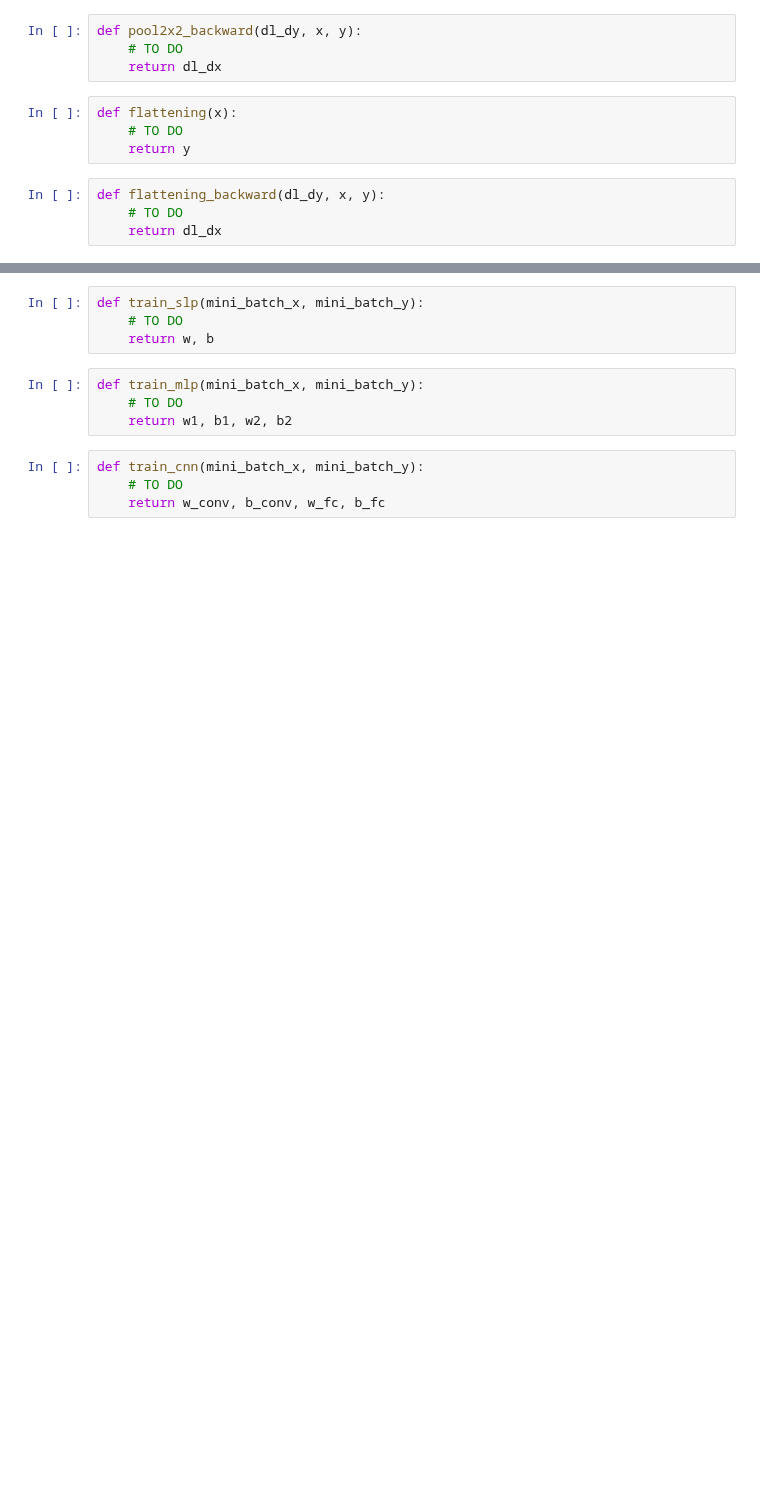
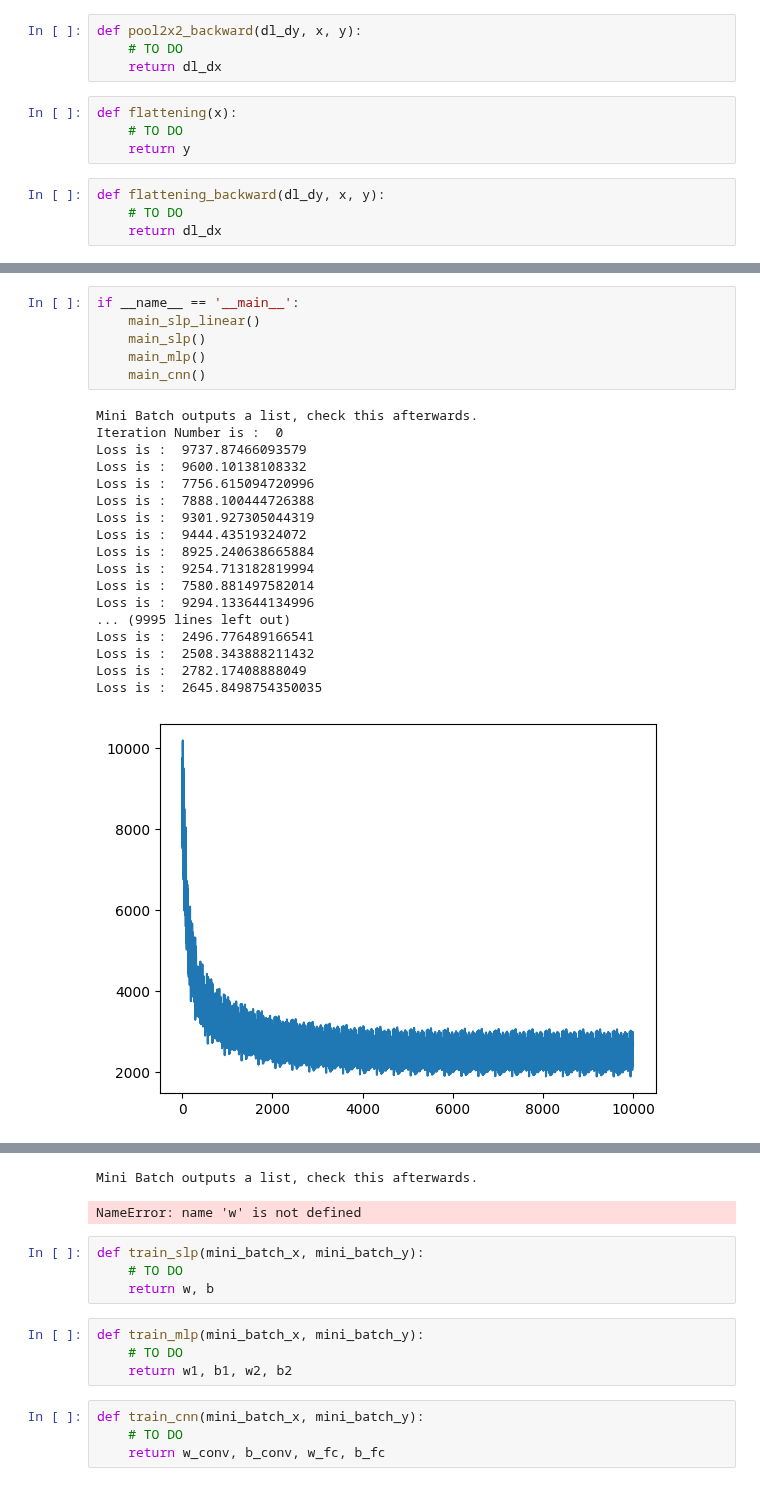
Before and after one commit to mohitydv09/computer_vision, a Jupyter notebook: hw4/cnn.ipynb, the cells around one changed output, grey strips where cells are left out. Cells and saved outputs as stored; diff of their text form; blank space fills up the shorter version.

Commit message:
slp linear running with 10% accuracy

```diff
--- a/hw4/cnn.ipynb
+++ b/hw4/cnn.ipynb
@@ -103,0 +153,25 @@ def train_slp_linear(mini_batch_x, mini_batch_y):
+# %%
+if __name__ == '__main__':
+    main_slp_linear()
+    main_slp()
+    main_mlp()
+    main_cnn()
+# %% [output]
+Mini Batch outputs a list, check this afterwards.
+Iteration Number is :  0
+Loss is :  9737.87466093579
+Loss is :  9600.10138108332
+Loss is :  7756.615094720996
+Loss is :  7888.100444726388
+Loss is :  9301.927305044319
+Loss is :  9444.43519324072
+Loss is :  8925.240638665884
+Loss is :  9254.713182819994
+Loss is :  7580.881497582014
+Loss is :  9294.133644134996
+... (9995 lines left out)
+Loss is :  2496.776489166541
+Loss is :  2508.343888211432
+Loss is :  2782.17408888049
+Loss is :  2645.8498754350035
+[figure, added]
@@ -104,3 +179,5 @@ def train_slp_linear(mini_batch_x, mini_batch_y):
+Mini Batch outputs a list, check this afterwards.
+NameError: name 'w' is not defined
 # %%
 def train_slp(mini_batch_x, mini_batch_y):
     # TO DO
```
Also changed, not shown: parts of 10 cells of this notebook, 1 other file.
